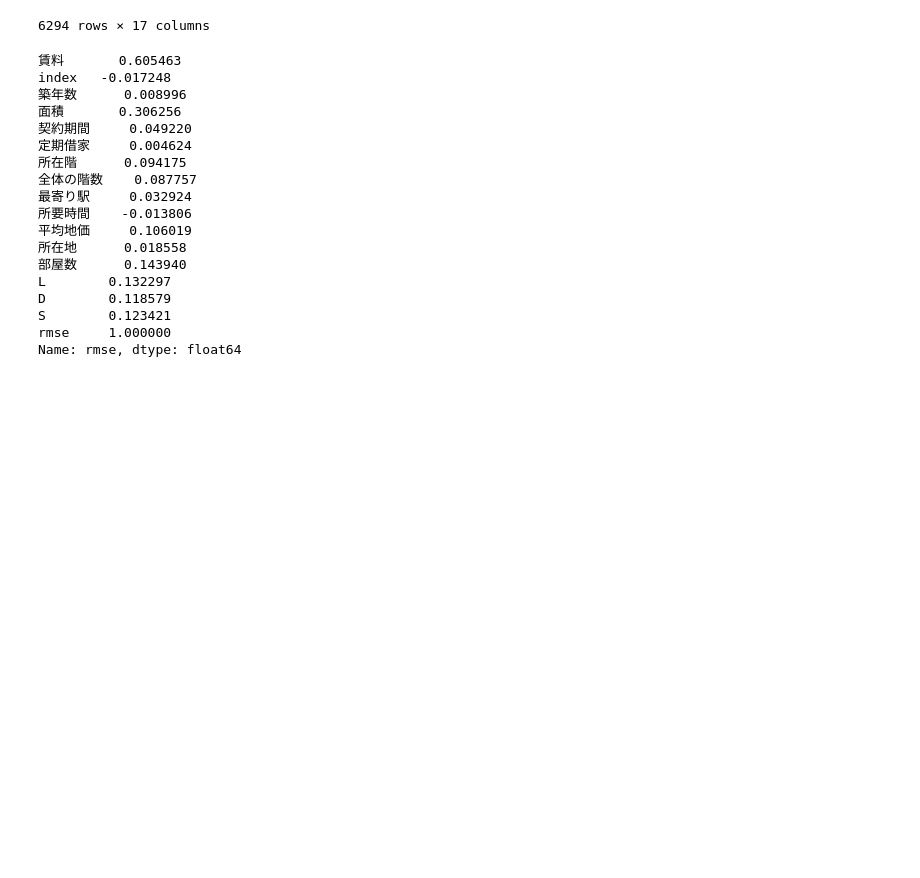
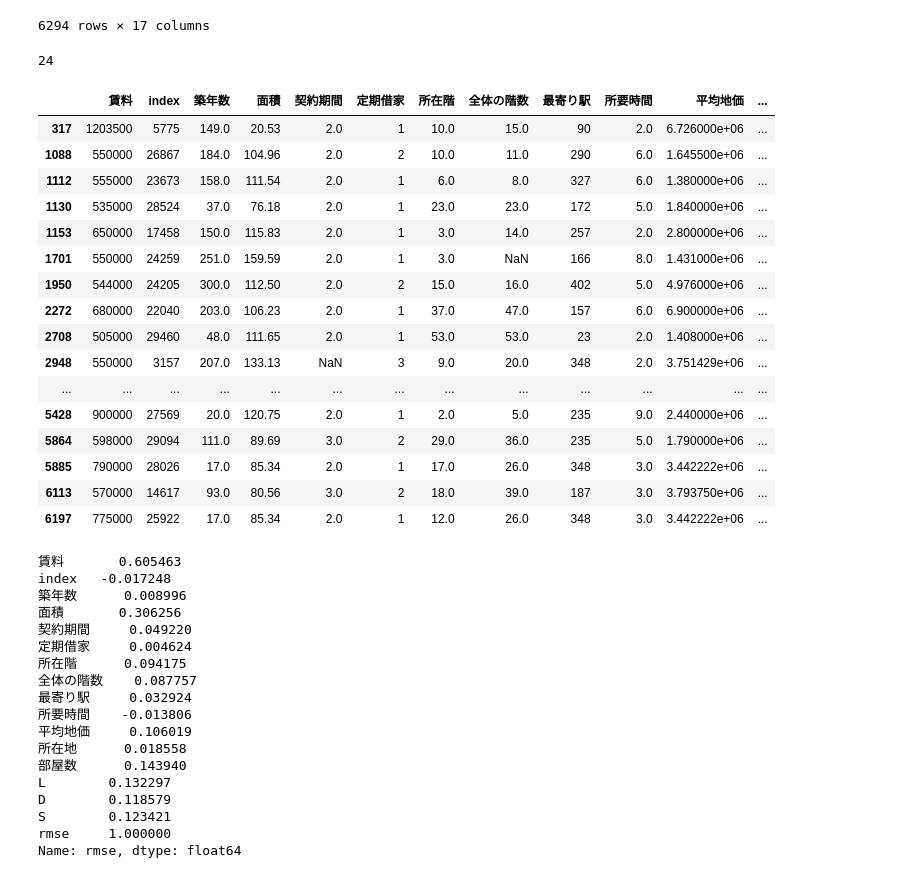
Before and after one commit to kyotoman-koshida/mynabi, a Jupyter notebook: notebooks/20220914.ipynb, the cells around one changed output. Saved outputs shown, nothing was run; the diff lists cells and outputs as text; code cells hidden in the pictures; blank space fills up the shorter version.

```diff
--- a/notebooks/20220914.ipynb
+++ b/notebooks/20220914.ipynb
@@ -272,6 +272,28 @@ DATA_valid_withRMSE
 | 6292 | 80000 | 12674 | 89.0 | 22.98 | NaN | 3 | 4.0 | 5.0 | 24 | 13.0 | 5.166667e+05 | ... |
 | 6293 | 70000 | 16461 | 249.0 | 44.71 | 2.0 | 1 | 1.0 | 2.0 | 146 | 13.0 | 2.670000e+05 | ... |
 6294 rows × 17 columns
+# %%
+print(len(DATA_valid_withRMSE[DATA_valid_withRMSE['賃料']>500000]))
+DATA_valid_withRMSE[DATA_valid_withRMSE['賃料']>500000]
+# %% [output]
+24
+|  | 賃料 | index | 築年数 | 面積 | 契約期間 | 定期借家 | 所在階 | 全体の階数 | 最寄り駅 | 所要時間 | 平均地価 | ... |
+| 317 | 1203500 | 5775 | 149.0 | 20.53 | 2.0 | 1 | 10.0 | 15.0 | 90 | 2.0 | 6.726000e+06 | ... |
+| 1088 | 550000 | 26867 | 184.0 | 104.96 | 2.0 | 2 | 10.0 | 11.0 | 290 | 6.0 | 1.645500e+06 | ... |
+| 1112 | 555000 | 23673 | 158.0 | 111.54 | 2.0 | 1 | 6.0 | 8.0 | 327 | 6.0 | 1.380000e+06 | ... |
+| 1130 | 535000 | 28524 | 37.0 | 76.18 | 2.0 | 1 | 23.0 | 23.0 | 172 | 5.0 | 1.840000e+06 | ... |
+| 1153 | 650000 | 17458 | 150.0 | 115.83 | 2.0 | 1 | 3.0 | 14.0 | 257 | 2.0 | 2.800000e+06 | ... |
+| 1701 | 550000 | 24259 | 251.0 | 159.59 | 2.0 | 1 | 3.0 | NaN | 166 | 8.0 | 1.431000e+06 | ... |
+| 1950 | 544000 | 24205 | 300.0 | 112.50 | 2.0 | 2 | 15.0 | 16.0 | 402 | 5.0 | 4.976000e+06 | ... |
+| 2272 | 680000 | 22040 | 203.0 | 106.23 | 2.0 | 1 | 37.0 | 47.0 | 157 | 6.0 | 6.900000e+06 | ... |
+| 2708 | 505000 | 29460 | 48.0 | 111.65 | 2.0 | 1 | 53.0 | 53.0 | 23 | 2.0 | 1.408000e+06 | ... |
+| 2948 | 550000 | 3157 | 207.0 | 133.13 | NaN | 3 | 9.0 | 20.0 | 348 | 2.0 | 3.751429e+06 | ... |
+| ... | ... | ... | ... | ... | ... | ... | ... | ... | ... | ... | ... | ... |
+| 5428 | 900000 | 27569 | 20.0 | 120.75 | 2.0 | 1 | 2.0 | 5.0 | 235 | 9.0 | 2.440000e+06 | ... |
+| 5864 | 598000 | 29094 | 111.0 | 89.69 | 3.0 | 2 | 29.0 | 36.0 | 235 | 5.0 | 1.790000e+06 | ... |
+| 5885 | 790000 | 28026 | 17.0 | 85.34 | 2.0 | 1 | 17.0 | 26.0 | 348 | 3.0 | 3.442222e+06 | ... |
+| 6113 | 570000 | 14617 | 93.0 | 80.56 | 3.0 | 2 | 18.0 | 39.0 | 187 | 3.0 | 3.793750e+06 | ... |
+| 6197 | 775000 | 25922 | 17.0 | 85.34 | 2.0 | 1 | 12.0 | 26.0 | 348 | 3.0 | 3.442222e+06 | ... |
 # %%
 DATA_valid_withRMSE.corr()['rmse']
 # %% [output]
```
Also changed, not shown: parts of 4 cells of this notebook, 11 other files.
